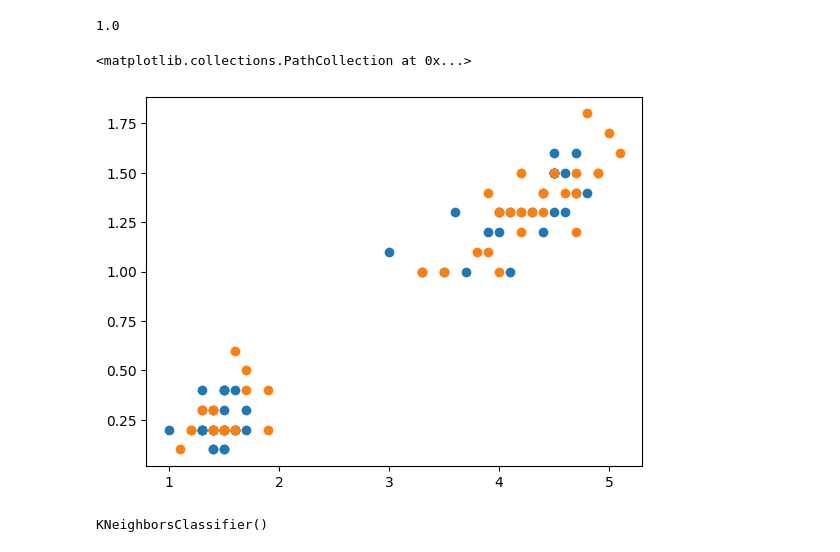
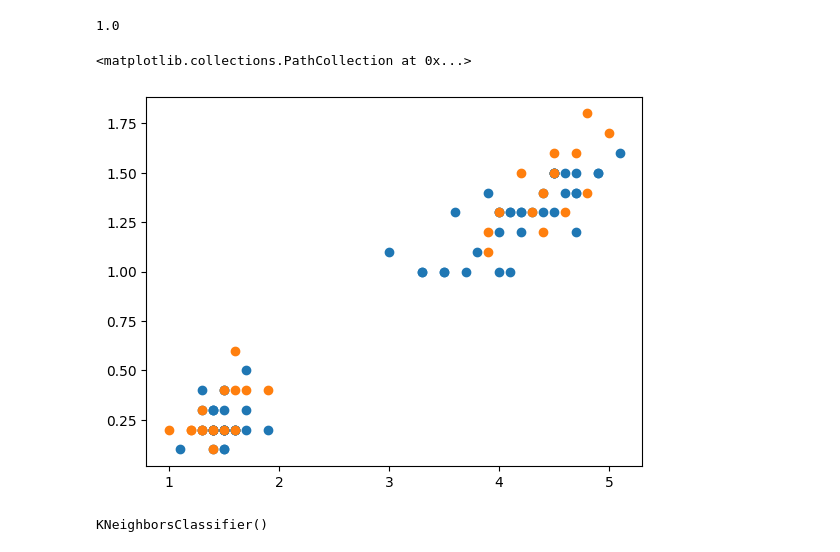
Before and after one commit to seongjin5743/ML, a Jupyter notebook: 2-1.ipynb, the cells around one changed output. Saved outputs shown, nothing was run; the diff lists cells and outputs as text; code cells hidden in the pictures.

```diff
--- a/2-1.ipynb
+++ b/2-1.ipynb
@@ -126,16 +125,16 @@ target_arr = np.array(iris_target)
 index = np.arange(100)
 np.random.shuffle(index)
 # %%
-train_input = input_arr[index[:len(setosa_w)]]
-train_target = target_arr[index[:len(setosa_w)]]
-test_input = input_arr[index[len(setosa_w):]]
-test_target = target_arr[index[len(setosa_w):]]
+train_input = input_arr[index[:70]]
+train_target = target_arr[index[:70]]
+test_input = input_arr[index[70:]]
+test_target = target_arr[index[70:]]
 
 plt.scatter(train_input[:, 0], train_input[:, 1])
 plt.scatter(test_input[:, 0], test_input[:, 1])
 # %% [output]
 <matplotlib.collections.PathCollection at 0x...>
-[figure, old version]
+[figure, new version]
 # %%
 kn.fit(train_input, train_target)
 # %% [output]
```
Also changed, not shown: parts of 3 cells of this notebook, 3 other files.
